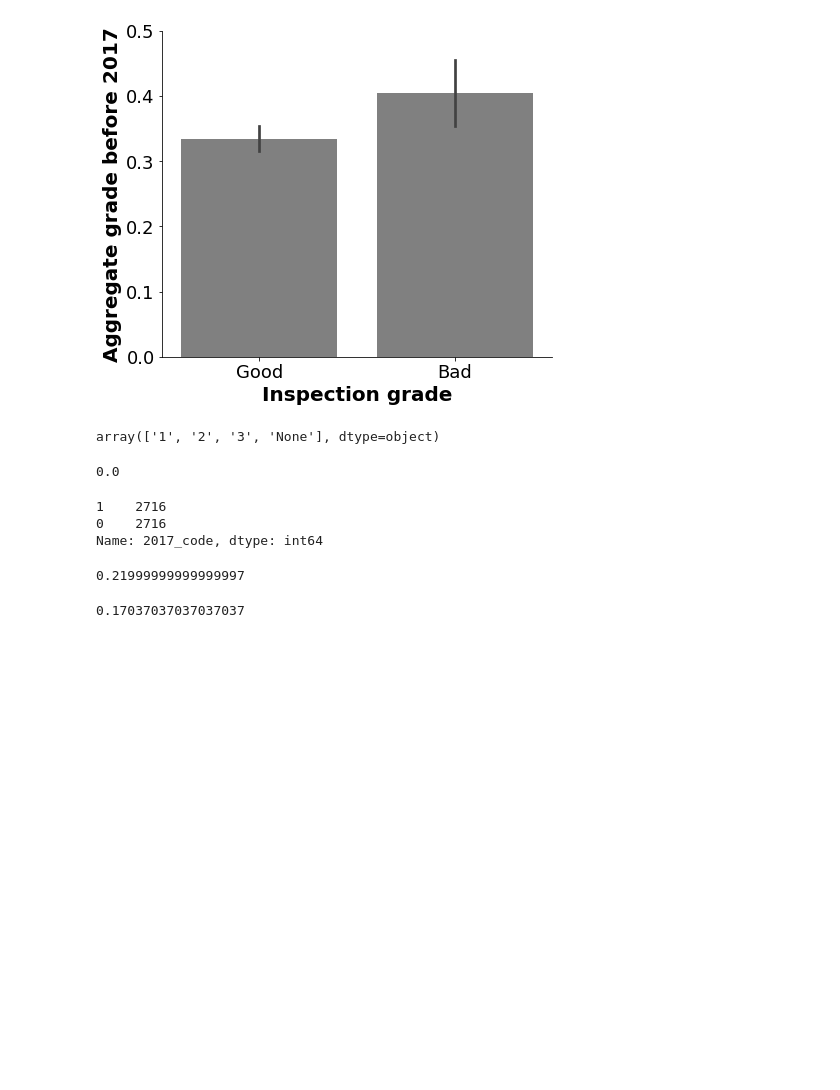
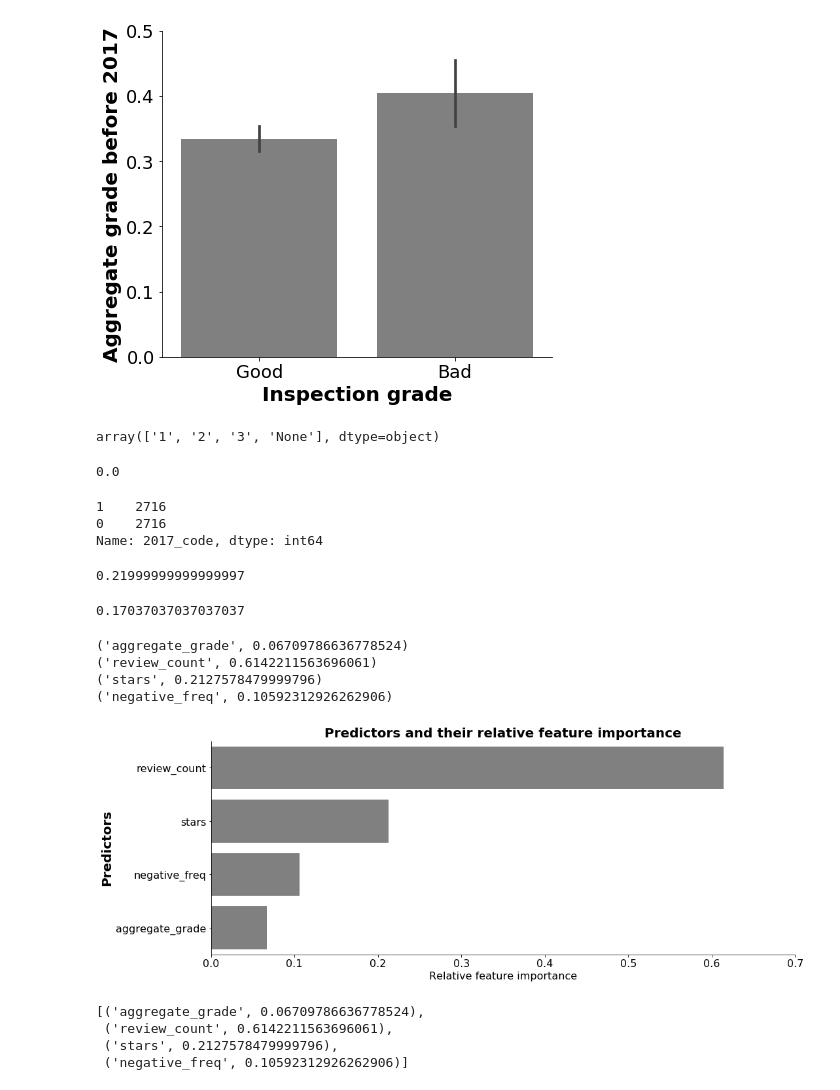
Before and after one commit to arian16/food_project, a Jupyter notebook: main.ipynb, the cells around one changed output. Drawn from its saved outputs; the diff is of its cells as text; code cells hidden in the pictures; blank space fills up the shorter version.

Commit message:
add feature importance plot

```diff
--- a/main.ipynb
+++ b/main.ipynb
@@ -549,3 +549,42 @@ model_accuracy_knn
 f1_score(y_test2, y_pred_knn)
 # %% [output]
 0.17037037037037037
+# %%
+# Check the importance of predictors for the random forest model
+X_labels =  [ 'aggregate_grade', 'review_count', 'stars', 'negative_freq']
+feat_importance_list = []
+for feature in zip(X_labels, model_rf.feature_importances_):
+    feat_importance_list.append(feature)
+    print(feature)
+df_feat_importance = pd.DataFrame(feat_importance_list)
+
+df_feat_importance
+df_feat_importance = df_feat_importance.sort_values(by=[1], ascending = False)
+# Plot feature importance
+fig_feature, ax_feature = plt.subplots(figsize = (16,6))
+ax_feature = sns.barplot(y = df_feat_importance.iloc[:,0], x = df_feat_importance.iloc[:,1],  color = 'grey',
+                         orient = 'h')
+ax_feature.tick_params(axis="x", labelsize = 16)
+ax_feature.tick_params(axis="y", labelsize = 16)
+ax_feature.set_xlabel('Relative feature importance', fontsize = 16)
+ax_feature.set_ylabel('Predictors', fontsize = 20, fontweight = 'bold')
+plt.title('Predictors and their relative feature importance', fontsize = 20, fontweight = 'bold')
+ax_feature.set_xlim(0, 0.7)
+ax_feature.spines['right'].set_visible(False)
+ax_feature.spines['top'].set_visible(False)
+plt.savefig('/Users/kristenboyle/Documents/food_project/pictures/feature_importance_RF.png')
+# %% [output]
+('aggregate_grade', 0.06709786636778524)
+('review_count', 0.6142211563696061)
+('stars', 0.2127578479999796)
+('negative_freq', 0.10592312926262906)
+[figure, added]
+# %%
+# Check the importance of predictors for the logistic regression (2) model
+model_log2.coef_
+feat_importance_list
+# %% [output]
+[('aggregate_grade', 0.06709786636778524),
+ ('review_count', 0.6142211563696061),
+ ('stars', 0.2127578479999796),
+ ('negative_freq', 0.10592312926262906)]
```
